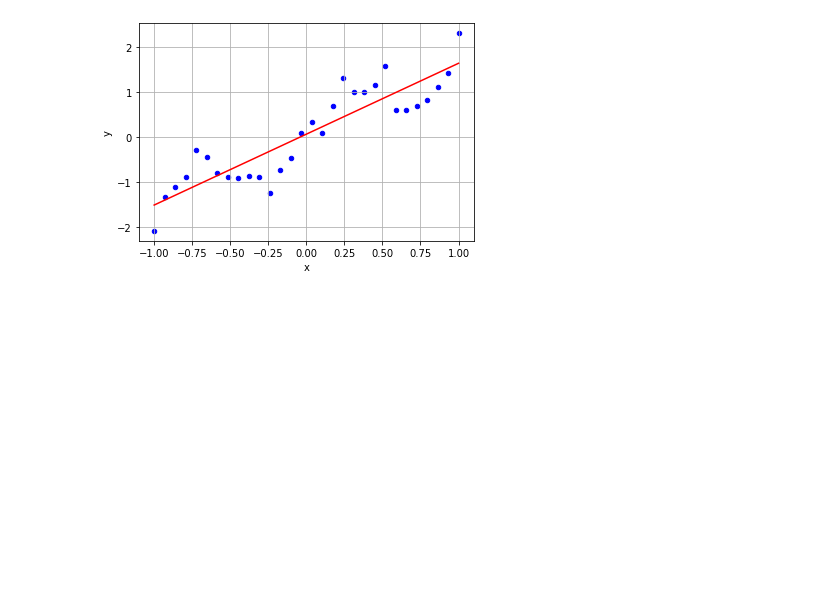
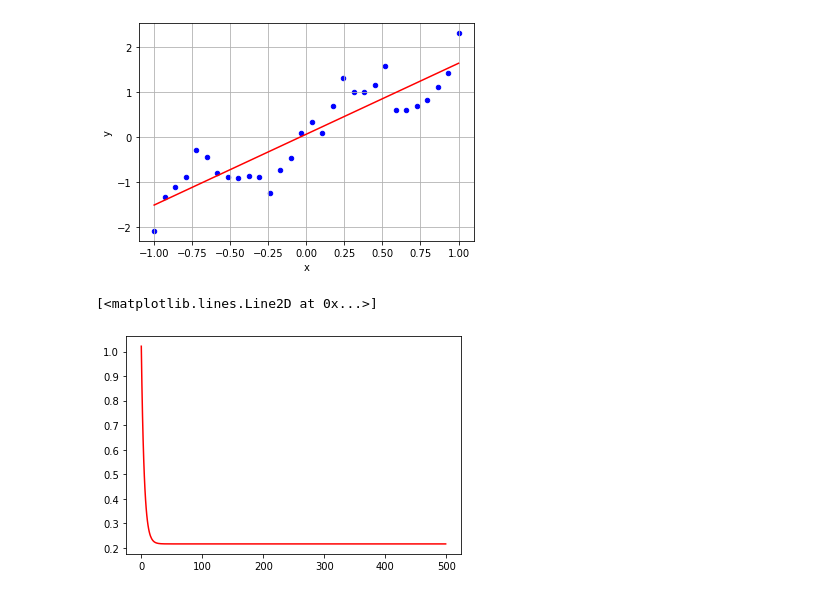
Before and after one commit to marcielbp/aprendizagem-automatica-2020-1, a Jupyter notebook: CKP8277_Apr_Aut_2021_1_LS01_Q01_507581_Marciel_Barros.ipynb, the cells around one changed output. Drawn from its saved outputs; the diff is of its cells as text; code cells hidden in the pictures; blank space fills up the shorter version.

Commit message:
Include Stochastic Gradient Descend

```diff
--- a/CKP8277_Apr_Aut_2021_1_LS01_Q01_507581_Marciel_Barros.ipynb
+++ b/CKP8277_Apr_Aut_2021_1_LS01_Q01_507581_Marciel_Barros.ipynb
@@ -82,3 +82,23 @@ plt.plot(x,ygd,c='red')
 # %% [output]
 [<matplotlib.lines.Line2D at 0x...>]
 [figure]
+# %%
+## Gradiente Descendente Estocástico
+wsgd = np.array([0,0])
+nEpoch = 500
+alpha = 0.01
+errSGD = []
+for i in range (0,nEpoch):
+  errIt = []
+  for j in range (0, len(x)):
+    yesg = X[j].dot(wsgd)
+    err = float(y[j] - yesg)
+    errIt.append(err)
+    wsgd = wsgd + X[j]*err*alpha
+  errItnp = np.array(errIt)
+  errSGD.append(np.mean(errItnp*errItnp))
+# %%
+plt.plot(errSGD,c='red')
+# %% [output]
+[<matplotlib.lines.Line2D at 0x...>]
+[figure, added]
```
Also changed, not shown: parts of 3 cells of this notebook.
